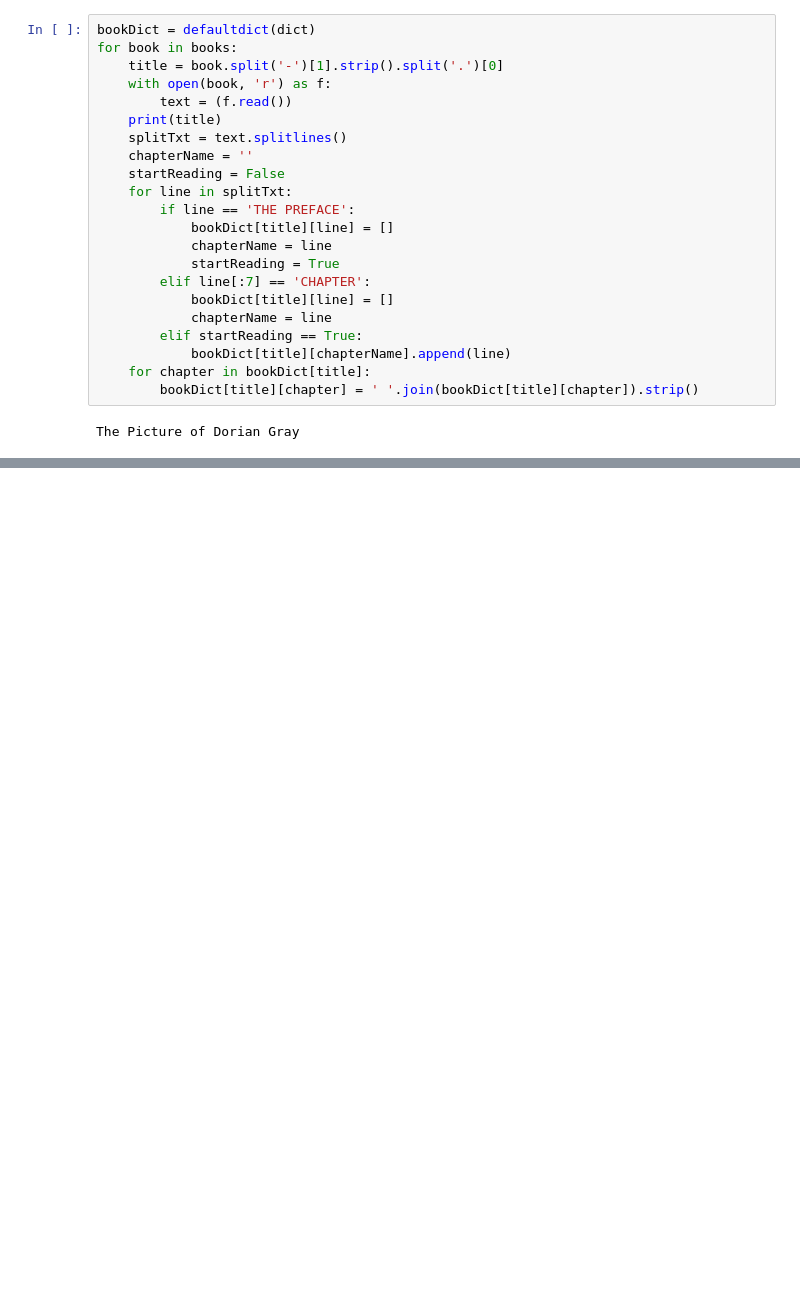
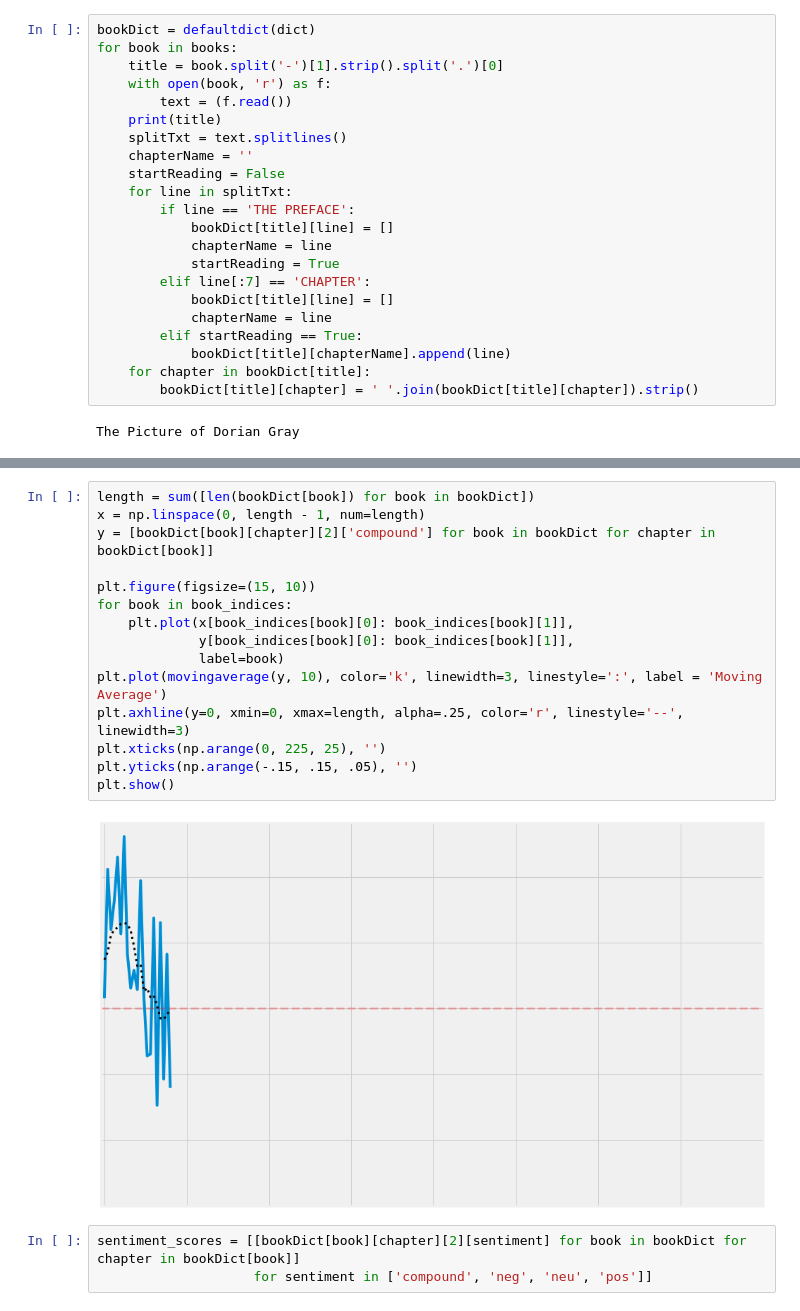
Before and after one commit to wgriffin13/TrypNoteTextEngine, a Jupyter notebook: sentiment_analysis.ipynb, the cells around one changed output, grey strips where cells are left out. Cells and saved outputs as stored; diff of their text form; blank space fills up the shorter version.

```diff
--- a/sentiment_analysis.ipynb
+++ b/sentiment_analysis.ipynb
@@ -76,0 +168,20 @@ ImportError: IntProgress not found. Please update jupyter and ipywidgets. See ht
+# %%
+length = sum([len(bookDict[book]) for book in bookDict])
+x = np.linspace(0, length - 1, num=length)
+y = [bookDict[book][chapter][2]['compound'] for book in bookDict for chapter in bookDict[book]]
+
+plt.figure(figsize=(15, 10))
+for book in book_indices:
+    plt.plot(x[book_indices[book][0]: book_indices[book][1]],
+             y[book_indices[book][0]: book_indices[book][1]],
+             label=book)
+plt.plot(movingaverage(y, 10), color='k', linewidth=3, linestyle=':', label = 'Moving Average')
+plt.axhline(y=0, xmin=0, xmax=length, alpha=.25, color='r', linestyle='--', linewidth=3)
+plt.xticks(np.arange(0, 225, 25), '')
+plt.yticks(np.arange(-.15, .15, .05), '')
+plt.show()
+# %% [output]
+[figure, added]
+# %%
+sentiment_scores = [[bookDict[book][chapter][2][sentiment] for book in bookDict for chapter in bookDict[book]]
+                    for sentiment in ['compound', 'neg', 'neu', 'pos']]
```
Also changed, not shown: parts of 26 cells of this notebook, 3 other files.
